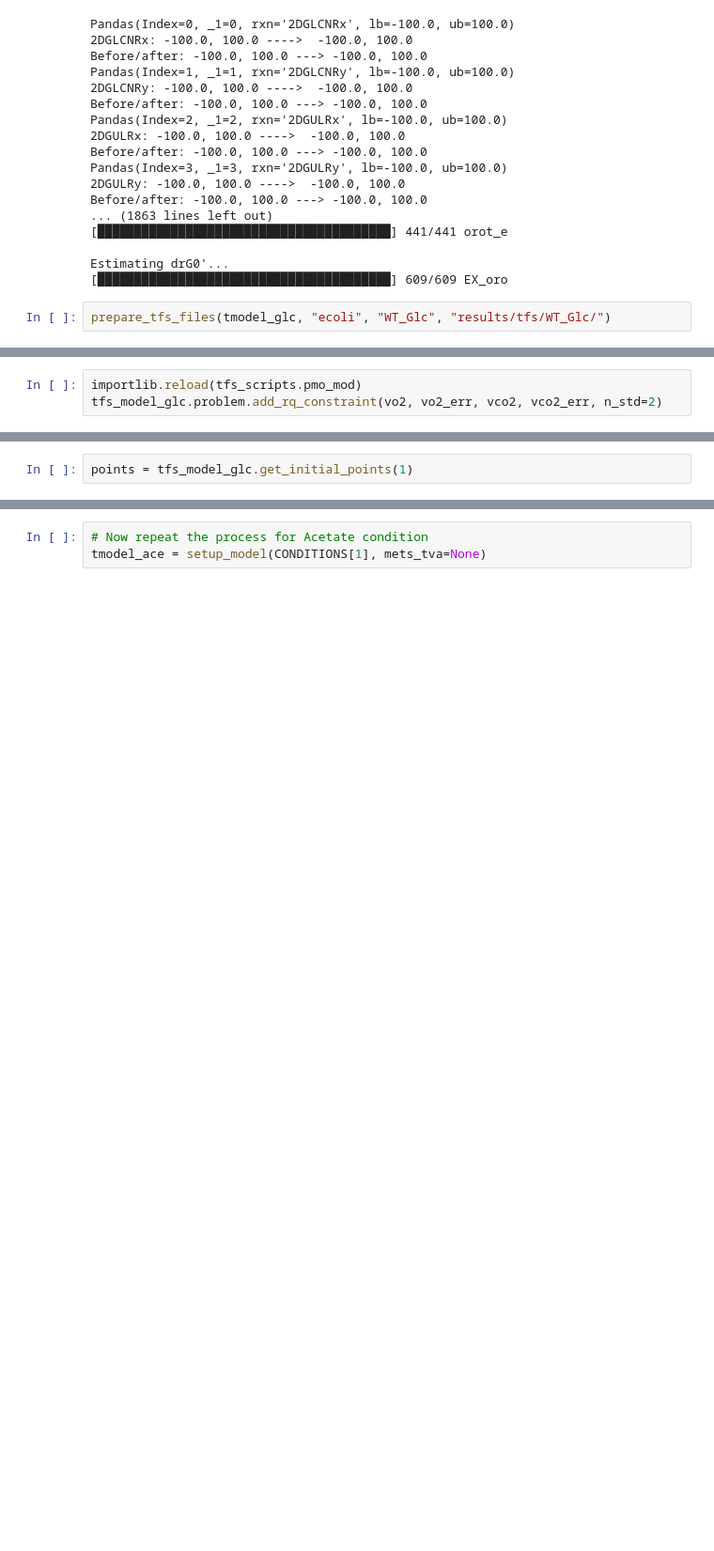
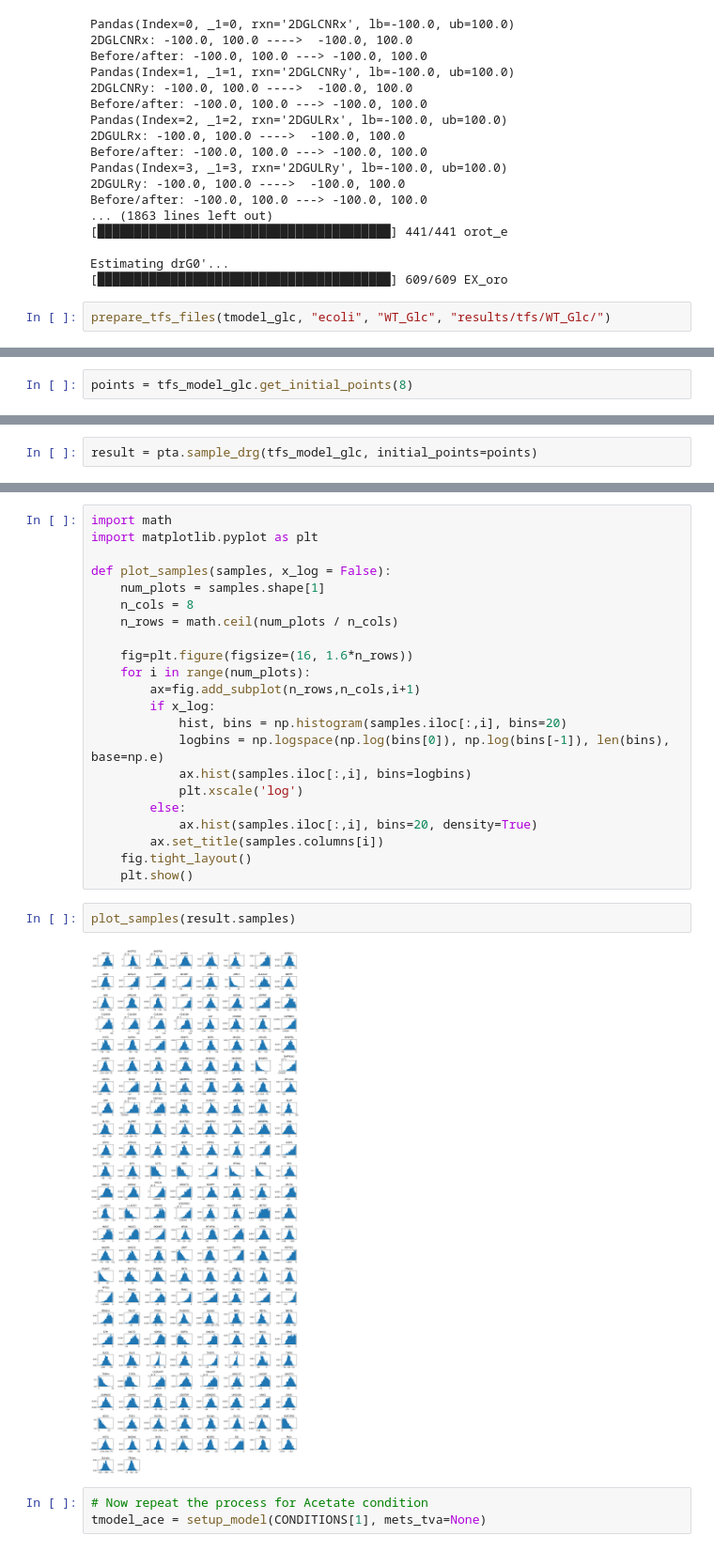
Before and after one commit to lasillje/MSC-Thermo, a Jupyter notebook: ecoli_tfs/tfs_ecoli.ipynb, the cells around one changed output, grey strips where cells are left out. Shown at 94% size. Saved outputs shown, nothing was run; the diff lists cells and outputs as text; blank space fills up the shorter version.

Commit message:
Add some TFS results for WT Glc

```diff
--- a/ecoli_tfs/tfs_ecoli.ipynb
+++ b/ecoli_tfs/tfs_ecoli.ipynb
@@ -819,3 +775,0 @@ print(vco2/vo2)
-# %%
-importlib.reload(tfs_scripts.pmo_mod)
-tfs_model_glc.problem.add_rq_constraint(vo2, vo2_err, vco2, vco2_err, n_std=2)
@@ -872,2 +816,2 @@ Solution may be inaccurate. Try another solver, adjusting the solver settings, o
 # %%
-points = tfs_model_glc.get_initial_points(1)
+points = tfs_model_glc.get_initial_points(8)
@@ -958,0 +834,2 @@ KeyboardInterrupt:
+# %%
+result = pta.sample_drg(tfs_model_glc, initial_points=points)
@@ -959,3 +858,29 @@ KeyboardInterrupt:
+# %%
+import math
+import matplotlib.pyplot as plt
+
+def plot_samples(samples, x_log = False):
+    num_plots = samples.shape[1]
+    n_cols = 8
+    n_rows = math.ceil(num_plots / n_cols)
+
+    fig=plt.figure(figsize=(16, 1.6*n_rows))
+    for i in range(num_plots):
+        ax=fig.add_subplot(n_rows,n_cols,i+1)
+        if x_log:
+            hist, bins = np.histogram(samples.iloc[:,i], bins=20)
+            logbins = np.logspace(np.log(bins[0]), np.log(bins[-1]), len(bins), base=np.e)
+            ax.hist(samples.iloc[:,i], bins=logbins)
+            plt.xscale('log')
+        else:
+            ax.hist(samples.iloc[:,i], bins=20, density=True)
+        ax.set_title(samples.columns[i])
+    fig.tight_layout()
+    plt.show()
+# %%
+plot_samples(result.samples)
+# %% [output]
+[figure, added]
 # %%
 # Now repeat the process for Acetate condition
 tmodel_ace = setup_model(CONDITIONS[1], mets_tva=None)
```
Also changed, not shown: parts of 10 cells of this notebook, 1 other file.
